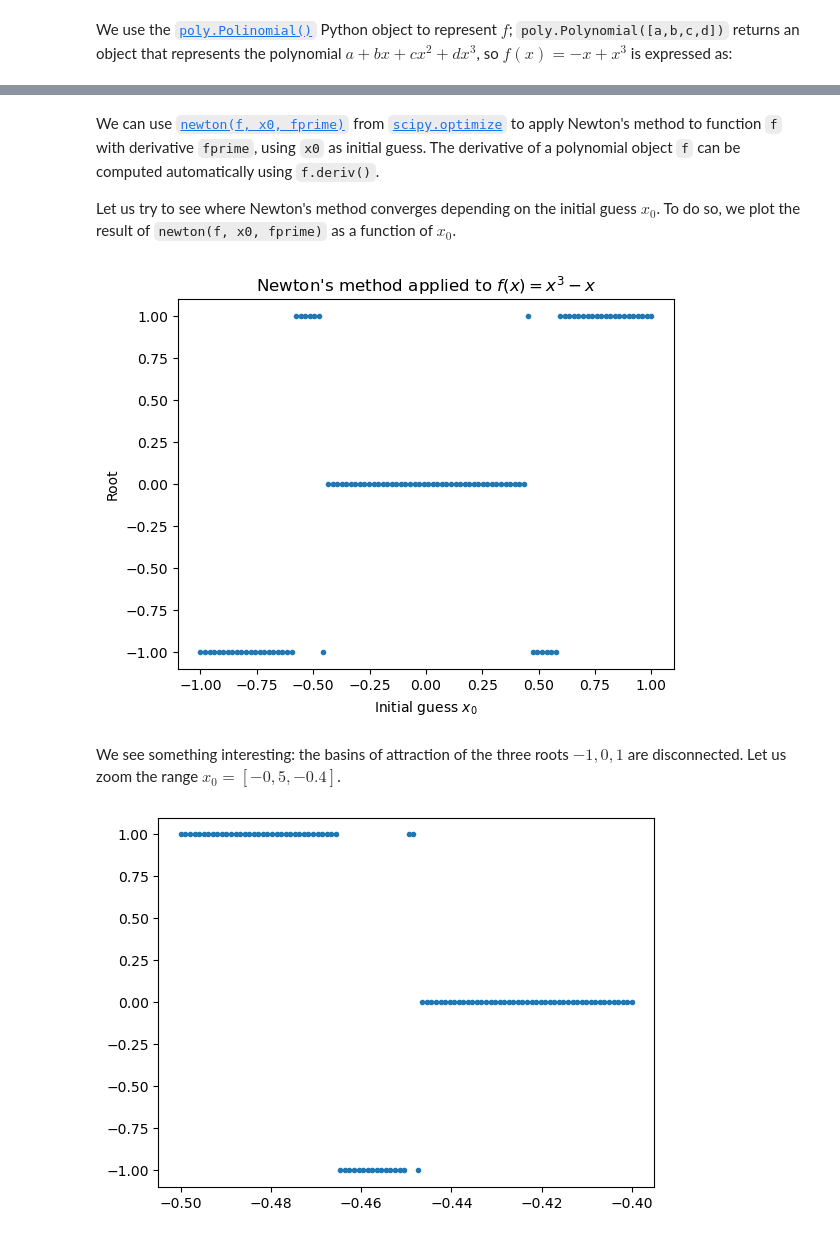
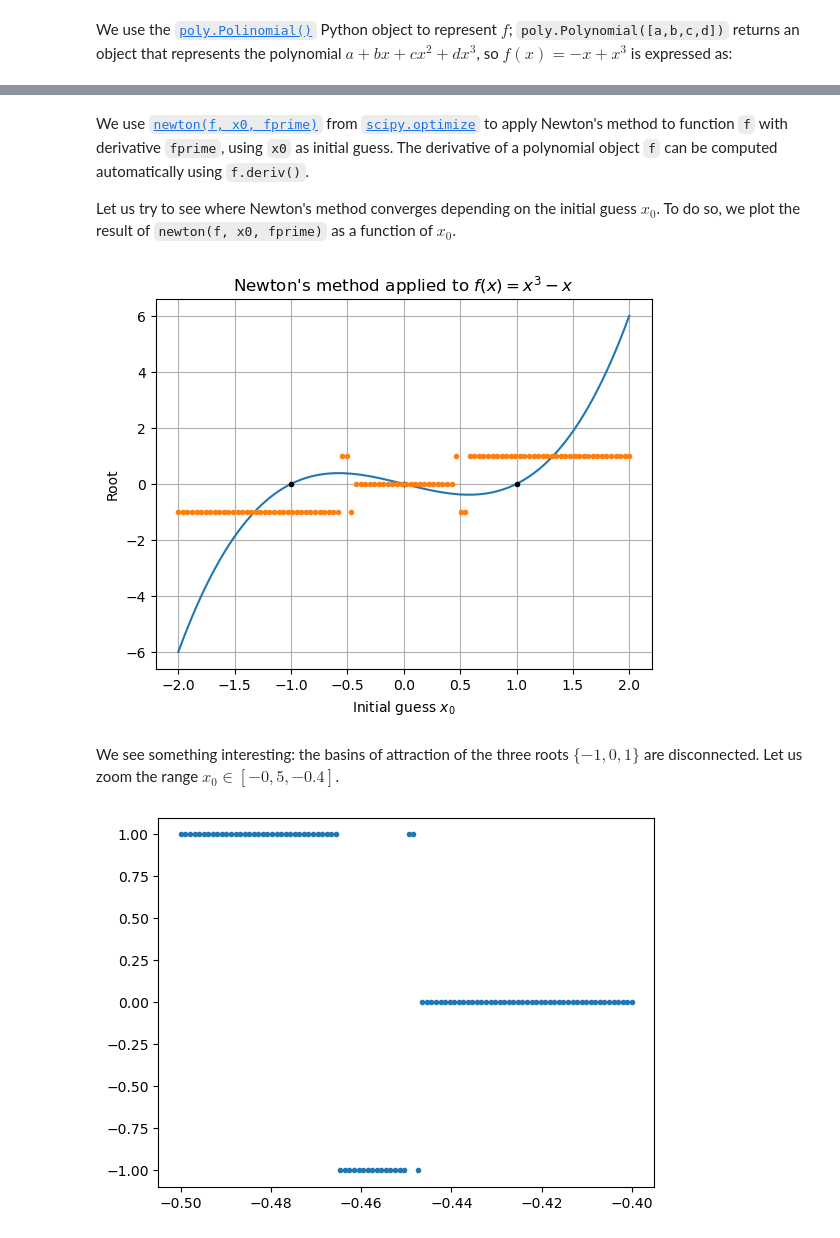
Before and after one commit to mmarzolla/chaos-fractals-phd-course, a Jupyter notebook: Basins-of-attraction.ipynb, the cells around one changed output, grey strips where cells are left out. Drawn from its saved outputs; the diff is of its cells as text; code cells hidden in the pictures.

```diff
--- a/Basins-of-attraction.ipynb
+++ b/Basins-of-attraction.ipynb
@@ -38,19 +46,22 @@ f = poly.Polynomial([0,-1,0,1]);
 # %% [markdown]
-We can use [`newton(f, x0, fprime)`](https://docs.scipy.org/doc/scipy/reference/generated/scipy.optimize.newton.html) from [`scipy.optimize`](https://docs.scipy.org/doc/scipy/tutorial/optimize.html) to apply Newton's method to function `f` with derivative `fprime`, using `x0` as initial guess. The derivative of a polynomial object `f` can be computed automatically using `f.deriv()`.
+We use [`newton(f, x0, fprime)`](https://docs.scipy.org/doc/scipy/reference/generated/scipy.optimize.newton.html) from [`scipy.optimize`](https://docs.scipy.org/doc/scipy/tutorial/optimize.html) to apply Newton's method to function `f` with derivative `fprime`, using `x0` as initial guess. The derivative of a polynomial object `f` can be computed automatically using `f.deriv()`.
 
 Let us try to see where Newton's method converges depending on the initial guess $x_0$. To do so, we plot the result of `newton(f, x0, fprime)` as a function of $x_0$.
 # %%
-x0 = np.linspace(-1,1,100)
+x0 = np.linspace(-2,2,100)
 roots = newton(f, x0, fprime = f.deriv())
+plt.plot(x0, f(x0))
+plt.plot([-1,0,1], [0,0,0], "k.")
 plt.plot(x0,roots,'.')
 plt.title("Newton's method applied to $f(x) = x^3 -x$")
 plt.xlabel("Initial guess $x_0$")
 plt.ylabel("Root")
+plt.grid(True)
 plt.show()
 # %% [output]
-[figure, old version]
+[figure, new version]
 # %% [markdown]
-We see something interesting: the basins of attraction of the three roots $-1, 0, 1$ are disconnected. Let us zoom the range $x_0 = [-0,5, -0.4]$.
+We see something interesting: the basins of attraction of the three roots $\{-1, 0, 1\}$ are disconnected. Let us zoom the range $x_0 \in [-0,5, -0.4]$.
 # %%
 x0 = np.linspace(-0.5,-0.4,100)
 roots = newton(f, x0, fprime = f.deriv())
```
Also changed, not shown: parts of 6 cells of this notebook, 1 other file.
